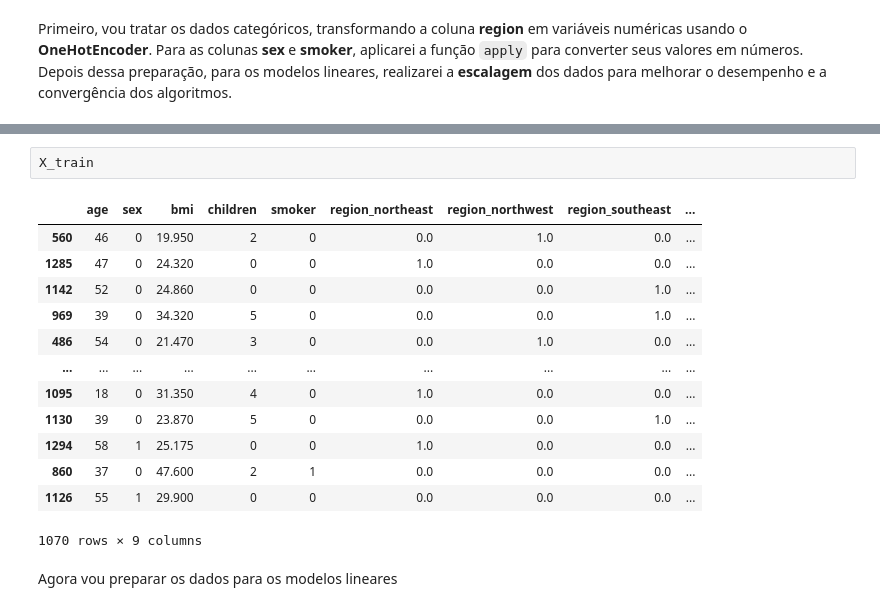
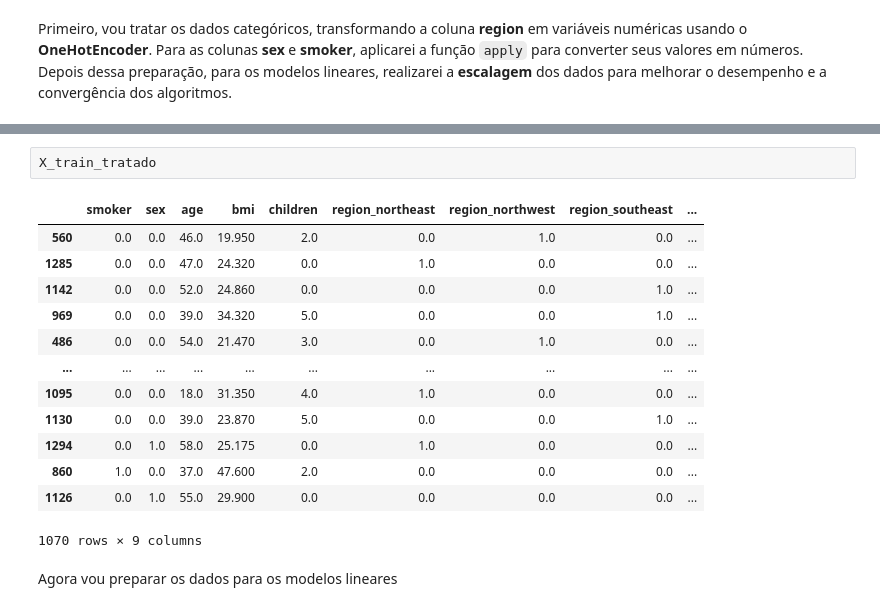
Before and after one commit to Riansito/Analise-de-Custos-de-Seguro-Saude-Modelagem-Preditiva, a Jupyter notebook: Notebooks/modeloPredição.ipynb, the cells around one changed output, grey strips where cells are left out. Saved outputs shown, nothing was run; the diff lists cells and outputs as text.

```diff
--- a/Notebooks/modeloPredição.ipynb
+++ b/Notebooks/modeloPredição.ipynb
@@ -101,19 +69,19 @@ X_test["sex"] = X_test["sex"].apply(lambda x: 1 if x =="male" else 0)
-# %%
-X_train
-# %% [output]
-|  | age | sex | bmi | children | smoker | region_northeast | region_northwest | region_southeast | ... |
-| 560 | 46 | 0 | 19.950 | 2 | 0 | 0.0 | 1.0 | 0.0 | ... |
-| 1285 | 47 | 0 | 24.320 | 0 | 0 | 1.0 | 0.0 | 0.0 | ... |
-| 1142 | 52 | 0 | 24.860 | 0 | 0 | 0.0 | 0.0 | 1.0 | ... |
-| 969 | 39 | 0 | 34.320 | 5 | 0 | 0.0 | 0.0 | 1.0 | ... |
-| 486 | 54 | 0 | 21.470 | 3 | 0 | 0.0 | 1.0 | 0.0 | ... |
-| ... | ... | ... | ... | ... | ... | ... | ... | ... | ... |
-| 1095 | 18 | 0 | 31.350 | 4 | 0 | 1.0 | 0.0 | 0.0 | ... |
-| 1130 | 39 | 0 | 23.870 | 5 | 0 | 0.0 | 0.0 | 1.0 | ... |
-| 1294 | 58 | 1 | 25.175 | 0 | 0 | 1.0 | 0.0 | 0.0 | ... |
-| 860 | 37 | 0 | 47.600 | 2 | 1 | 0.0 | 0.0 | 0.0 | ... |
-| 1126 | 55 | 1 | 29.900 | 0 | 0 | 0.0 | 0.0 | 0.0 | ... |
-1070 rows × 9 columns
+# %%
+X_train_tratado
+# %% [output]
+|  | smoker | sex | age | bmi | children | region_northeast | region_northwest | region_southeast | ... |
+| 560 | 0.0 | 0.0 | 46.0 | 19.950 | 2.0 | 0.0 | 1.0 | 0.0 | ... |
+| 1285 | 0.0 | 0.0 | 47.0 | 24.320 | 0.0 | 1.0 | 0.0 | 0.0 | ... |
+| 1142 | 0.0 | 0.0 | 52.0 | 24.860 | 0.0 | 0.0 | 0.0 | 1.0 | ... |
+| 969 | 0.0 | 0.0 | 39.0 | 34.320 | 5.0 | 0.0 | 0.0 | 1.0 | ... |
+| 486 | 0.0 | 0.0 | 54.0 | 21.470 | 3.0 | 0.0 | 1.0 | 0.0 | ... |
+| ... | ... | ... | ... | ... | ... | ... | ... | ... | ... |
+| 1095 | 0.0 | 0.0 | 18.0 | 31.350 | 4.0 | 1.0 | 0.0 | 0.0 | ... |
+| 1130 | 0.0 | 0.0 | 39.0 | 23.870 | 5.0 | 0.0 | 0.0 | 1.0 | ... |
+| 1294 | 0.0 | 1.0 | 58.0 | 25.175 | 0.0 | 1.0 | 0.0 | 0.0 | ... |
+| 860 | 1.0 | 0.0 | 37.0 | 47.600 | 2.0 | 0.0 | 0.0 | 0.0 | ... |
+| 1126 | 0.0 | 1.0 | 55.0 | 29.900 | 0.0 | 0.0 | 0.0 | 0.0 | ... |
+1070 rows × 9 columns
 # %% [markdown]
 Agora vou preparar os dados para os modelos lineares
 # %%
```
Also changed, not shown: parts of 14 cells of this notebook, 1 other file.
